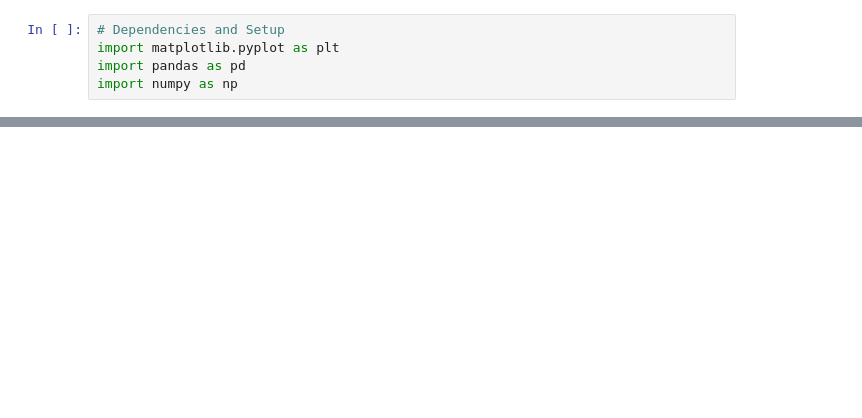
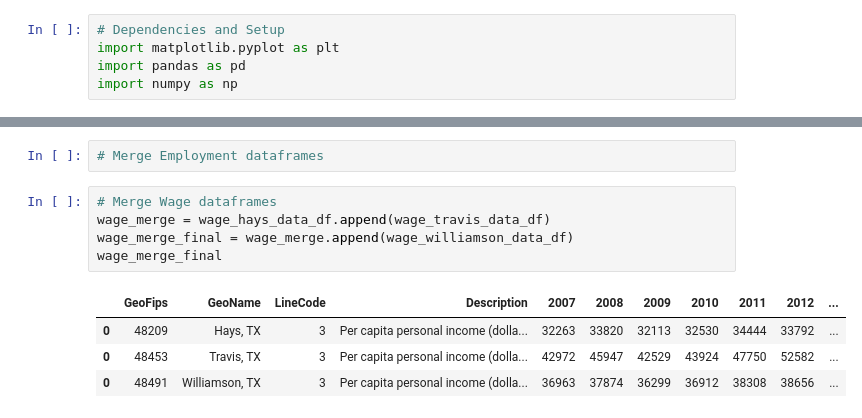
Before and after one commit to Umu2509/test_branching, a Jupyter notebook: test_plots.ipynb, the cells around one changed output, grey strips where cells are left out. Saved outputs shown, nothing was run; the diff lists cells and outputs as text; blank space fills up the shorter version.

```diff
--- a/test_plots.ipynb
+++ b/test_plots.ipynb
@@ -102,0 +133,12 @@ NameError: name 'wage_hays_data' is not defined
+# %%
+# Merge Employment dataframes
+# %%
+# Merge Wage dataframes
+wage_merge = wage_hays_data_df.append(wage_travis_data_df)
+wage_merge_final = wage_merge.append(wage_williamson_data_df)
+wage_merge_final
+# %% [output]
+|  | GeoFips | GeoName | LineCode | Description | 2007 | 2008 | 2009 | 2010 | 2011 | 2012 | ... |
+| 0 | 48209 | Hays, TX | 3 | Per capita personal income (dolla... | 32263 | 33820 | 32113 | 32530 | 34444 | 33792 | ... |
+| 0 | 48453 | Travis, TX | 3 | Per capita personal income (dolla... | 42972 | 45947 | 42529 | 43924 | 47750 | 52582 | ... |
+| 0 | 48491 | Williamson, TX | 3 | Per capita personal income (dolla... | 36963 | 37874 | 36299 | 36912 | 38308 | 38656 | ... |
```
Also changed, not shown: parts of 14 cells of this notebook.
